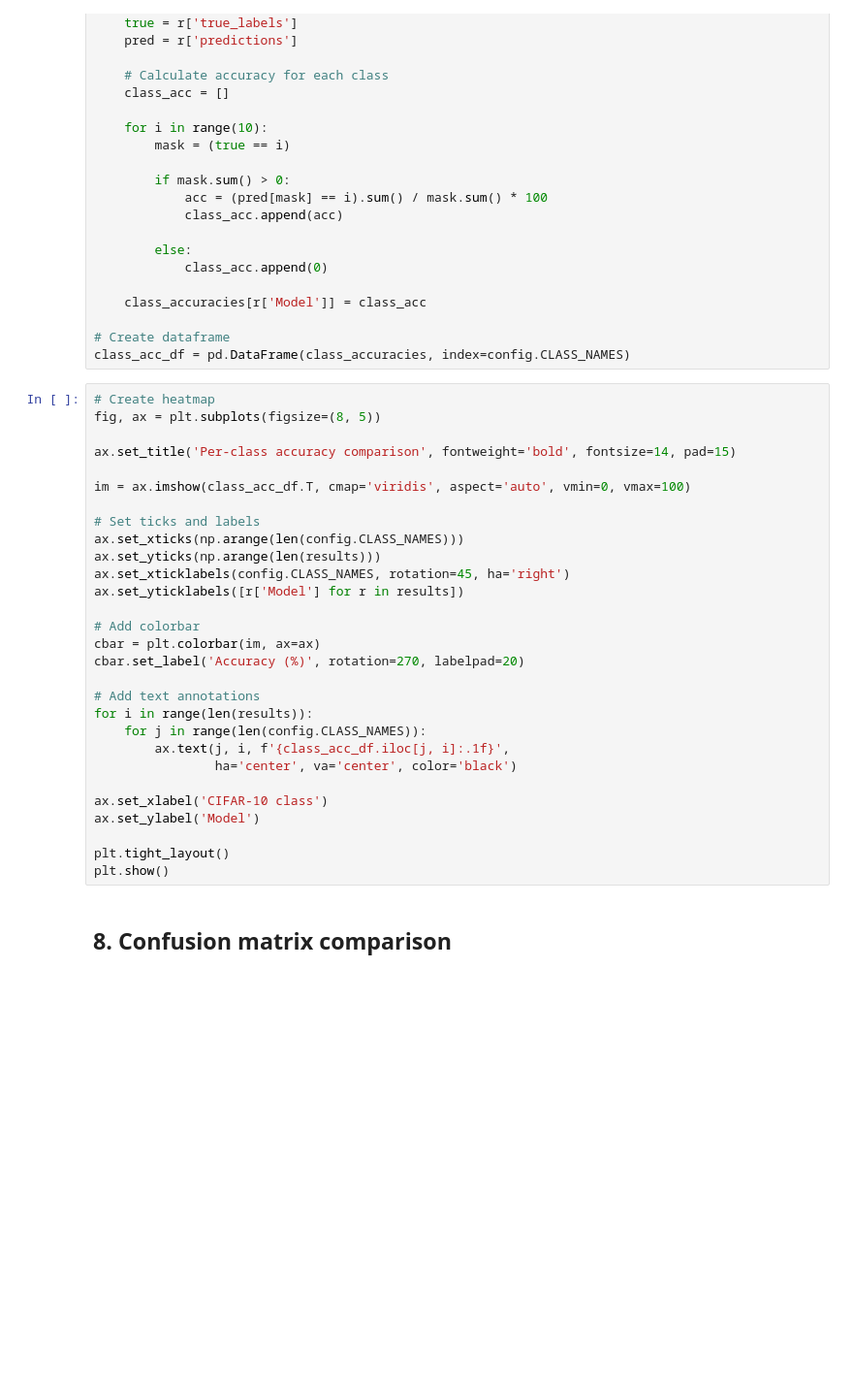
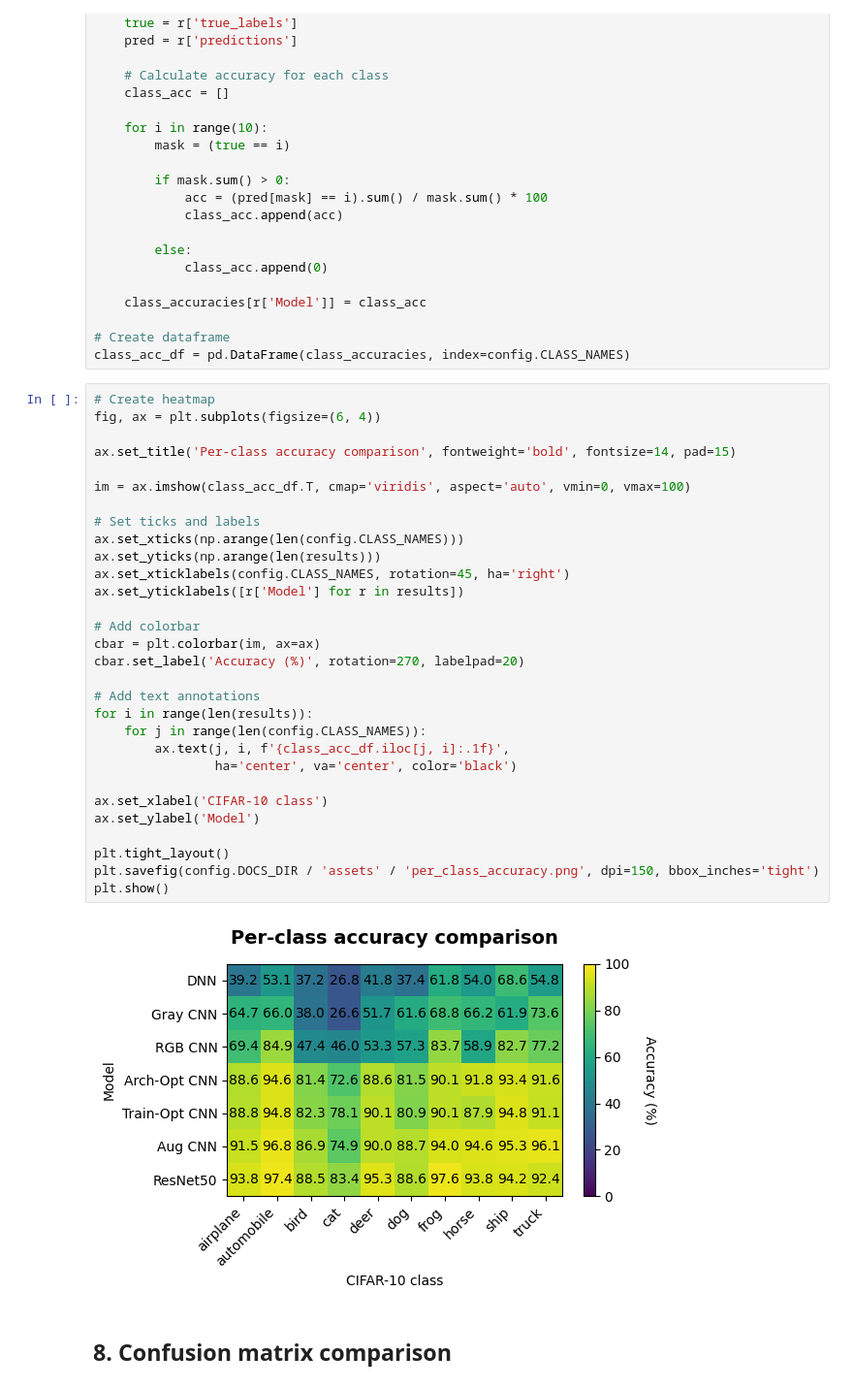
Before and after one commit to gperdrizet/CIFAR10, a Jupyter notebook: notebooks/08-results.ipynb, the cells around one changed output. Shown at 97% size. Drawn from its saved outputs; the diff is of its cells as text; blank space fills up the shorter version.

```diff
--- a/notebooks/08-results.ipynb
+++ b/notebooks/08-results.ipynb
@@ -363,33 +364,36 @@ for r in results:
 class_acc_df = pd.DataFrame(class_accuracies, index=config.CLASS_NAMES)
 # %%
 # Create heatmap
-fig, ax = plt.subplots(figsize=(8, 5))
+fig, ax = plt.subplots(figsize=(6, 4))
 
 ax.set_title('Per-class accuracy comparison', fontweight='bold', fontsize=14, pad=15)
 
 im = ax.imshow(class_acc_df.T, cmap='viridis', aspect='auto', vmin=0, vmax=100)
 
 # Set ticks and labels
 ax.set_xticks(np.arange(len(config.CLASS_NAMES)))
 ax.set_yticks(np.arange(len(results)))
 ax.set_xticklabels(config.CLASS_NAMES, rotation=45, ha='right')
 ax.set_yticklabels([r['Model'] for r in results])
 
 # Add colorbar
 cbar = plt.colorbar(im, ax=ax)
 cbar.set_label('Accuracy (%)', rotation=270, labelpad=20)
 
 # Add text annotations
 for i in range(len(results)):
     for j in range(len(config.CLASS_NAMES)):
         ax.text(j, i, f'{class_acc_df.iloc[j, i]:.1f}',
                 ha='center', va='center', color='black')
 
 ax.set_xlabel('CIFAR-10 class')
 ax.set_ylabel('Model')
 
 plt.tight_layout()
+plt.savefig(config.DOCS_DIR / 'assets' / 'per_class_accuracy.png', dpi=150, bbox_inches='tight')
 plt.show()
+# %% [output]
+[figure, added]
 # %% [markdown]
 ## 8. Confusion matrix comparison
 # %%
```
Also changed, not shown: parts of 6 cells of this notebook, 4 other files.
